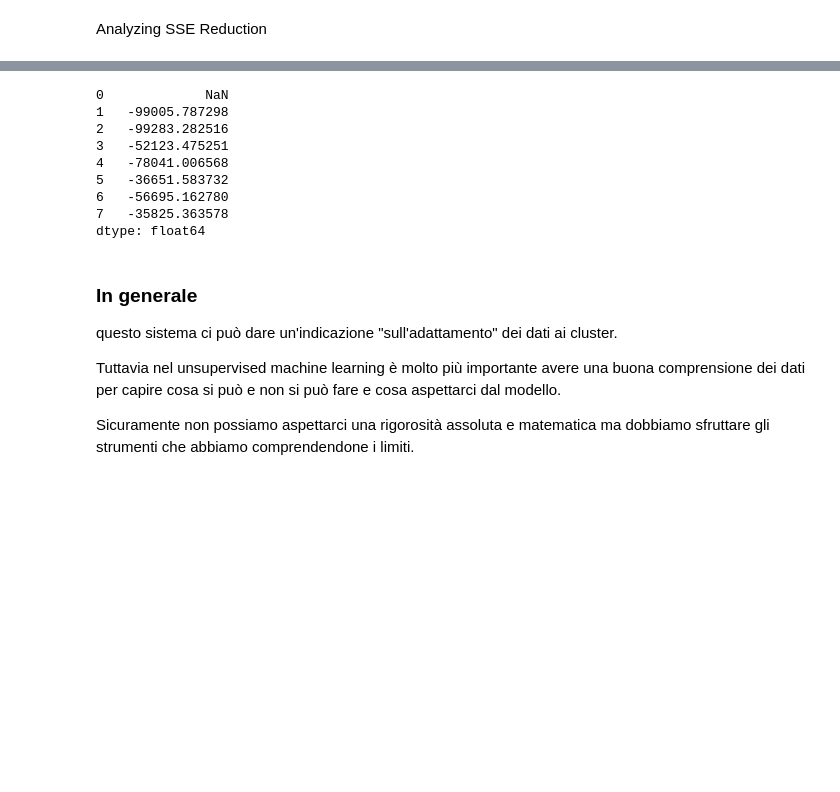
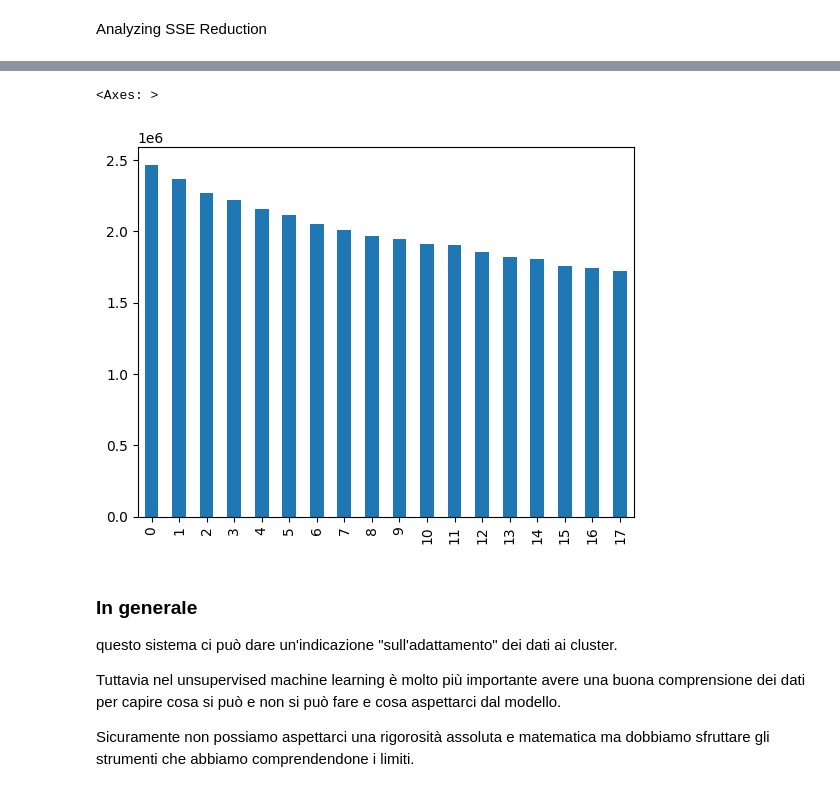
Before and after one commit to pg-88/IFOA_ML_AI, a Jupyter notebook: python/Copia_di_esempio_clustering.ipynb, the cells around one changed output, grey strips where cells are left out. Saved outputs shown, nothing was run; the diff lists cells and outputs as text; code cells hidden in the pictures; blank space fills up the shorter version.

```diff
--- a/python/Copia_di_esempio_clustering.ipynb
+++ b/python/Copia_di_esempio_clustering.ipynb
@@ -559,17 +610,12 @@ ssd
 # %%
 ## calcolare la differenza tra elementi di una Serie pandas metodo diff()
+ssd_serie = pd.Series(ssd)
-# %% [output]
-0             NaN
-1   -99005.787298
-2   -99283.282516
-3   -52123.475251
-4   -78041.006568
-5   -36651.583732
-6   -56695.162780
-7   -35825.363578
-dtype: float64
 # %%
 ## proviamo col grafico a barre
+ssd_serie.plot(kind='bar')
+# %% [output]
+<Axes: >
+[figure, added]
 # %% [markdown]
 ### In generale
 questo sistema ci può dare un'indicazione "sull'adattamento" dei dati ai cluster.
```
Also changed, not shown: parts of 13 cells of this notebook.
